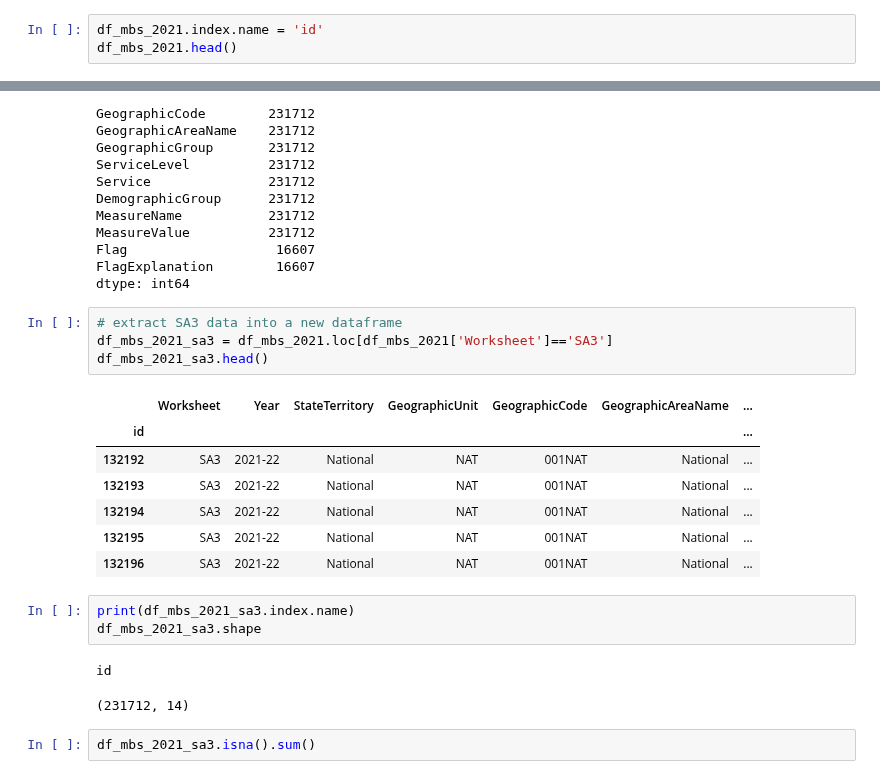
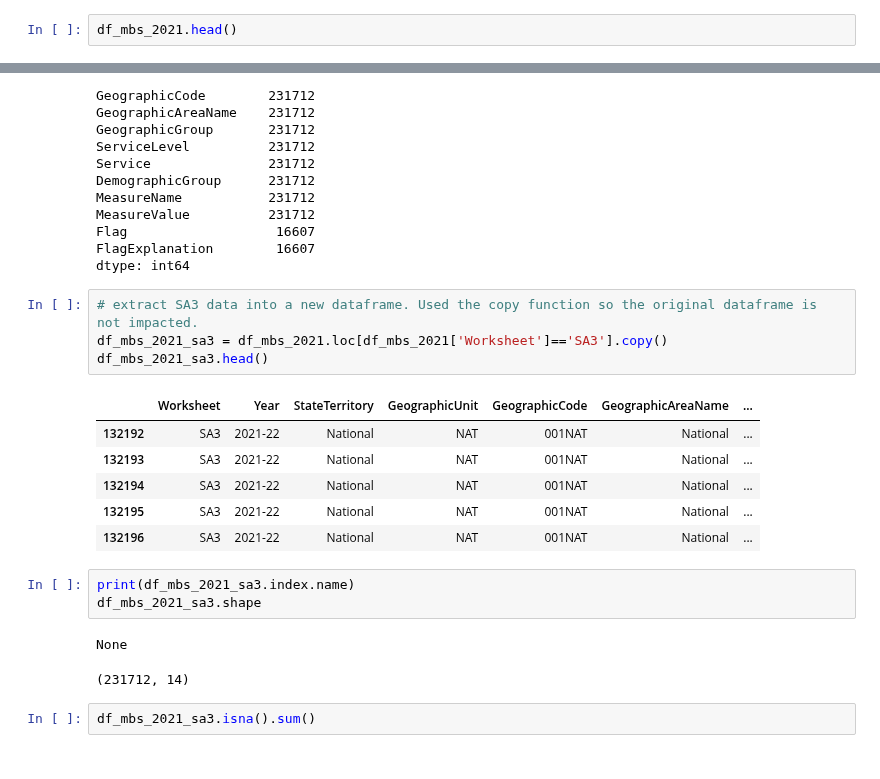
Before and after one commit to jiniep/mbs_analysis, a Jupyter notebook: scripts/1 clean_transform_mbs_data.ipynb, the cells around one changed output, grey strips where cells are left out. Drawn from its saved outputs; the diff is of its cells as text.

Commit message:
MBS 2013-2019 extraction of SA3 and cleaning completed

```diff
--- a/scripts/1 clean_transform_mbs_data.ipynb
+++ b/scripts/1 clean_transform_mbs_data.ipynb
@@ -28,7 +28,6 @@ df_mbs_2021.shape
 # %% [output]
 (364176, 14)
 # %%
-df_mbs_2021.index.name = 'id'
 df_mbs_2021.head()
 # %% [output]
 |  | Worksheet | Year | StateTerritory | GeographicUnit | GeographicCode | GeographicAreaName | ... |
@@ -67,12 +65,11 @@ Flag                   16607
 FlagExplanation        16607
 dtype: int64
 # %%
-# extract SA3 data into a new dataframe
-df_mbs_2021_sa3 = df_mbs_2021.loc[df_mbs_2021['Worksheet']=='SA3']
+# extract SA3 data into a new dataframe. Used the copy function so the original dataframe is not impacted.
+df_mbs_2021_sa3 = df_mbs_2021.loc[df_mbs_2021['Worksheet']=='SA3'].copy()
 df_mbs_2021_sa3.head()
 # %% [output]
 |  | Worksheet | Year | StateTerritory | GeographicUnit | GeographicCode | GeographicAreaName | ... |
-| id |  |  |  |  |  |  | ... |
 | 132192 | SA3 | 2021-22 | National | NAT | 001NAT | National | ... |
 | 132193 | SA3 | 2021-22 | National | NAT | 001NAT | National | ... |
 | 132194 | SA3 | 2021-22 | National | NAT | 001NAT | National | ... |
@@ -82,7 +79,7 @@ df_mbs_2021_sa3.head()
 print(df_mbs_2021_sa3.index.name)
 df_mbs_2021_sa3.shape
 # %% [output]
-id
+None
 (231712, 14)
 # %%
 df_mbs_2021_sa3.isna().sum()
```
Also changed, not shown: parts of 51 cells of this notebook, 1 other file.
